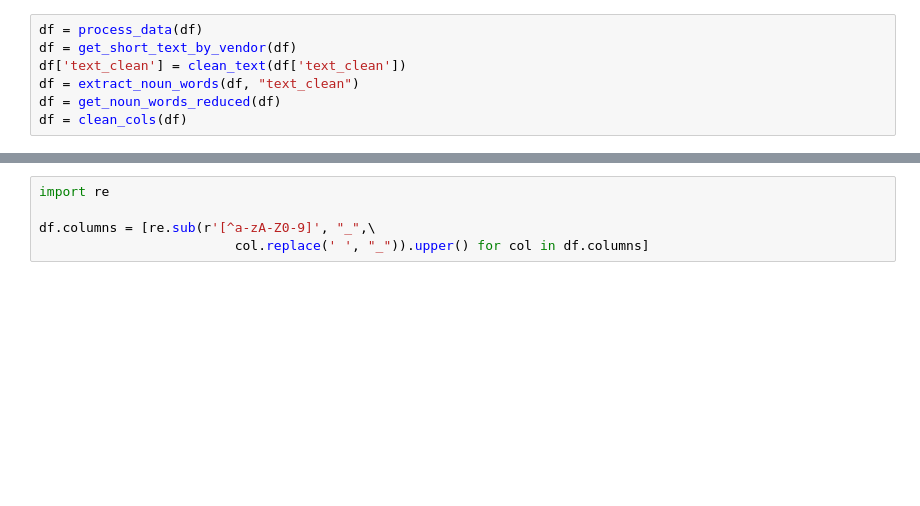
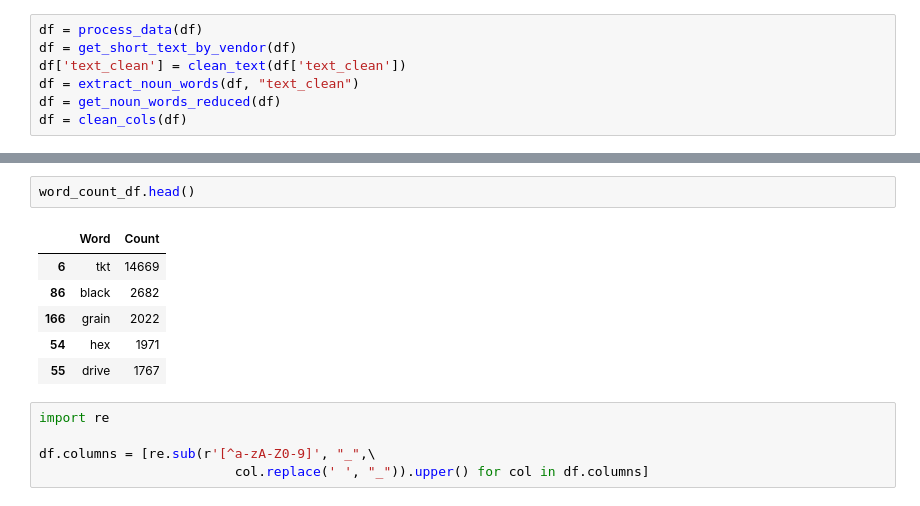
Before and after one commit to chitrakumarsai-inv/purchasing_anomaly, a Jupyter notebook: notebooks/snowflake_version.ipynb, the cells around one changed output, grey strips where cells are left out. Cells and saved outputs as stored; diff of their text form; blank space fills up the shorter version.

```diff
--- a/notebooks/snowflake_version.ipynb
+++ b/notebooks/snowflake_version.ipynb
@@ -254,3 +295,12 @@ df.shape
+# %%
+word_count_df.head()
+# %% [output]
+|  | Word | Count |
+| 6 | tkt | 14669 |
+| 86 | black | 2682 |
+| 166 | grain | 2022 |
+| 54 | hex | 1971 |
+| 55 | drive | 1767 |
 # %%
 import re
 
```
Also changed, not shown: parts of 13 cells of this notebook, 4 other files.
